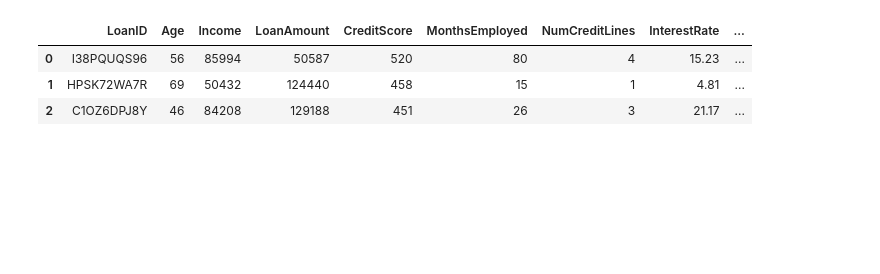
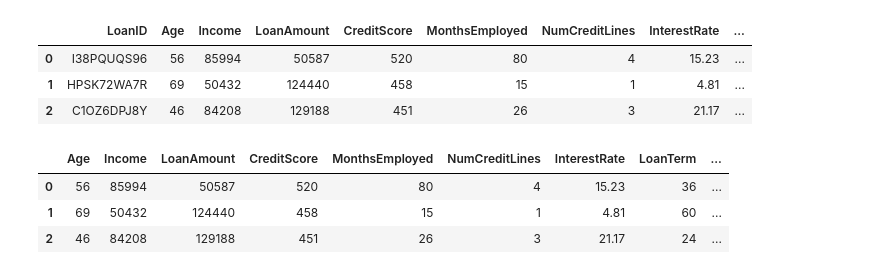
Before and after one commit to coder614/Loan-default-prediction-model, a Jupyter notebook: Data_Ana.ipynb, the cells around one changed output. Saved outputs shown, nothing was run; the diff lists cells and outputs as text; code cells hidden in the pictures; blank space fills up the shorter version.

```diff
--- a/Data_Ana.ipynb
+++ b/Data_Ana.ipynb
@@ -12,3 +16,14 @@ df.head(3)
 | 0 | I38PQUQS96 | 56 | 85994 | 50587 | 520 | 80 | 4 | 15.23 | ... |
 | 1 | HPSK72WA7R | 69 | 50432 | 124440 | 458 | 15 | 1 | 4.81 | ... |
 | 2 | C1OZ6DPJ8Y | 46 | 84208 | 129188 | 451 | 26 | 3 | 21.17 | ... |
+# %%
+data = df.copy()
+# %%
+data.drop(['LoanID'], axis=1, inplace=True)
+# %%
+data.head(3)
+# %% [output]
+|  | Age | Income | LoanAmount | CreditScore | MonthsEmployed | NumCreditLines | InterestRate | LoanTerm | ... |
+| 0 | 56 | 85994 | 50587 | 520 | 80 | 4 | 15.23 | 36 | ... |
+| 1 | 69 | 50432 | 124440 | 458 | 15 | 1 | 4.81 | 60 | ... |
+| 2 | 46 | 84208 | 129188 | 451 | 26 | 3 | 21.17 | 24 | ... |
```
Also changed, not shown: parts of 21 cells of this notebook.
